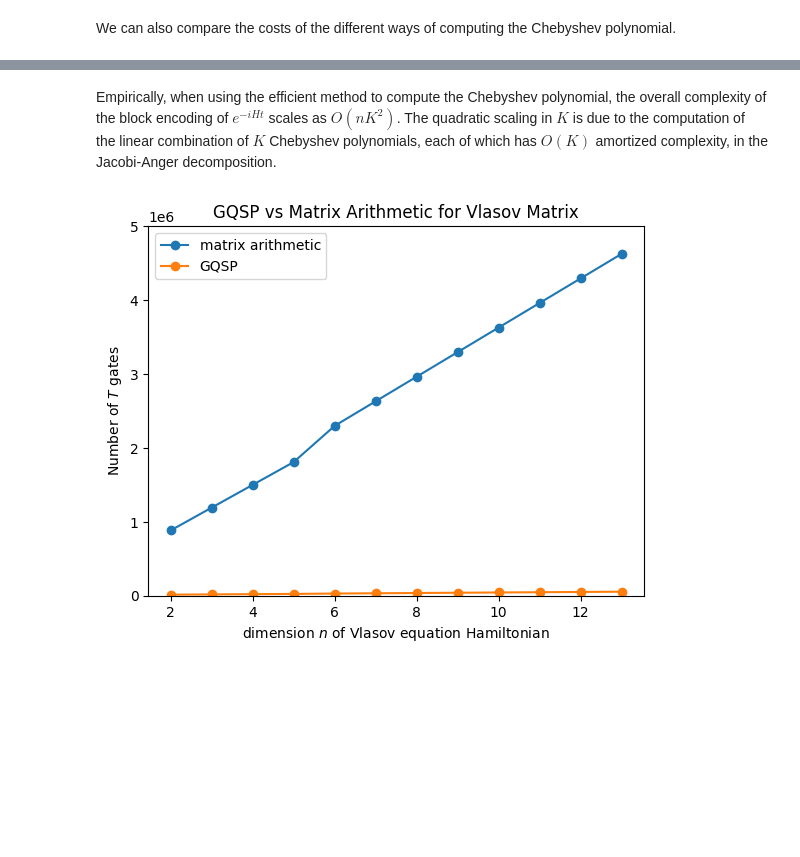
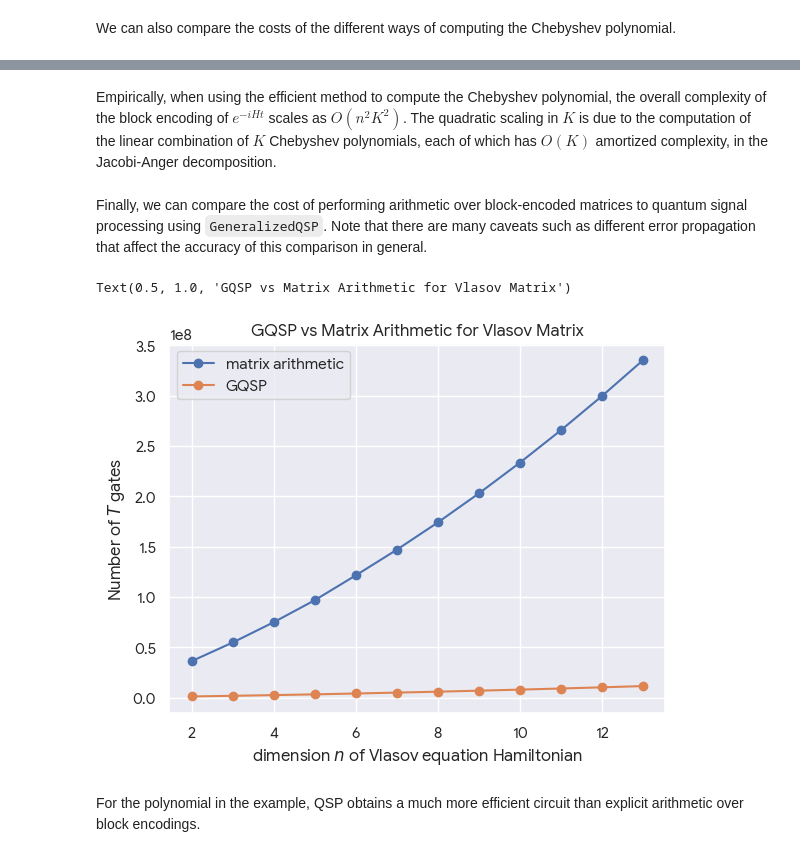
Before and after one commit to charlesyuan314/Qualtran, a Jupyter notebook: qualtran/bloqs/block_encoding/hamiltonian_simulation_by_matrix_arithmetic.ipynb, the cells around one changed output, grey strips where cells are left out. Saved outputs shown, nothing was run; the diff lists cells and outputs as text; code cells hidden in the pictures; blank space fills up the shorter version.

```diff
--- a/qualtran/bloqs/block_encoding/hamiltonian_simulation_by_matrix_arithmetic.ipynb
+++ b/qualtran/bloqs/block_encoding/hamiltonian_simulation_by_matrix_arithmetic.ipynb
@@ -220,11 +221,11 @@ def vlasov_explicit(n, K):
 We can compare the cost of using QROM to load the explicit matrix for $H$ versus computing the block encoding using quantum arithmetic, in terms of the system size $n$ and the degree $K$ to which the Jacobi-Anger decomposition is truncated.
 # %%
 chebyshev = chebyshev_fast
-explicit_n = list(t_count(vlasov_explicit(n, 5)) for n in range(2, 7))
-sparse_n = list(t_count(vlasov_sparse(n, 5)) for n in range(2, 14))
+explicit_n = list(t_count(vlasov_explicit(n, 2)) for n in range(2, 8))
+sparse_n = list(t_count(vlasov_sparse(n, 2)) for n in range(2, 14))
 # %%
-#import seaborn as sns
-#sns.set_theme()
-#plt.rcParams["font.family"] = "Google Sans"
+import seaborn as sns
+sns.set_theme()
+plt.rcParams["font.family"] = "Google Sans"
 # %%
 plt.ylabel('Number of $T$ gates')
@@ -266,2 +264,2 @@ Text(0.5, 1.0, 'Comparison of Chebyshev Implementations')
 # %% [markdown]
-Empirically, when using the efficient method to compute the Chebyshev polynomial, the overall complexity of the block encoding of $e^{-iHt}$ scales as $O(nK^2)$. The quadratic scaling in $K$ is due to the computation of the linear combination of $K$ Chebyshev polynomials, each of which has $O(K)$ amortized complexity, in the Jacobi-Anger decomposition.
+Empirically, when using the efficient method to compute the Chebyshev polynomial, the overall complexity of the block encoding of $e^{-iHt}$ scales as $O(n^2 K^2)$. The quadratic scaling in $K$ is due to the computation of the linear combination of $K$ Chebyshev polynomials, each of which has $O(K)$ amortized complexity, in the Jacobi-Anger decomposition.
@@ -273,9 +266,11 @@ Empirically, when using the efficient method to compute the Chebyshev polynomial
+# %% [markdown]
+Finally, we can compare the cost of performing arithmetic over block-encoded matrices to quantum signal processing using `GeneralizedQSP`. Note that there are many caveats such as different error propagation that affect the accuracy of this comparison in general.
 # %%
 def vlasov_gqsp(n):
     row_oracle = col_oracle = SymmetricBandedRowColumnOracle(n, bandsize=1)
     entry_oracle = VlasovEntryOracle(system_bitsize=n, entry_bitsize=n + 3, alpha=alpha)
     h = SparseMatrix(row_oracle, col_oracle, entry_oracle, eps=0)
-    return HamiltonianSimulationByGQSP(h, t=t, precision=1e-3)
+    return HamiltonianSimulationByGQSP(ChebyshevPolynomial(h, 1), t=t, precision=1e-3)
 # %%
 def t_count(bloq):
     _, sigma = bloq.call_graph(generalizer=ignore_split_join)
@@ -284,12 +279,13 @@ def t_count(bloq):
 gqsp_n = list(t_count(vlasov_gqsp(n)) for n in range(2, 14))
 # %%
 plt.ylabel('Number of $T$ gates')
-plt.ylim(0, 5e6)
 plt.xlabel('dimension $n$ of Vlasov equation Hamiltonian')
 plt.plot(range(2, 14), sparse_n, marker='o', label='matrix arithmetic')
 plt.plot(range(2, 14), gqsp_n, marker='o', label='GQSP')
 plt.legend(loc="upper left")
 plt.title('GQSP vs Matrix Arithmetic for Vlasov Matrix')
-plt.savefig('scaling-n.png', dpi=300)
 # %% [output]
+Text(0.5, 1.0, 'GQSP vs Matrix Arithmetic for Vlasov Matrix')
-[figure, old version]
+[figure, new version]
+# %% [markdown]
+For the polynomial in the example, QSP obtains a much more efficient circuit than explicit arithmetic over block encodings.
```
Also changed, not shown: parts of 5 cells of this notebook, 1 other file.
